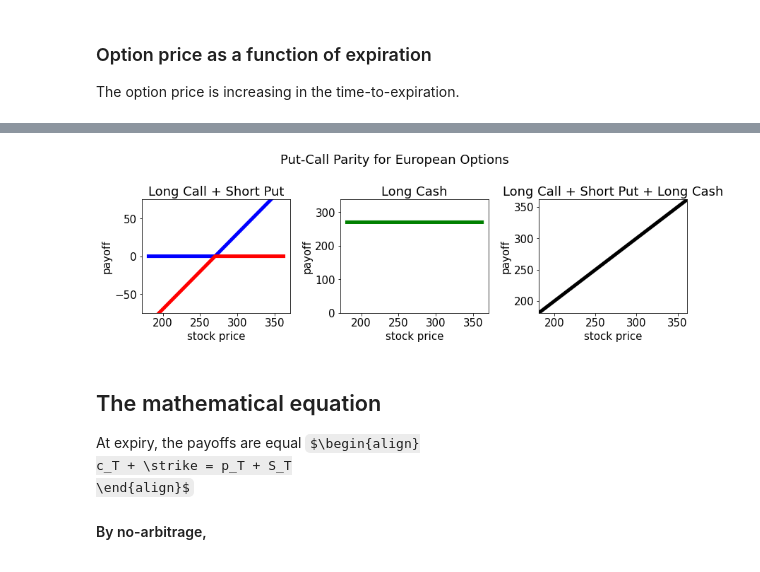
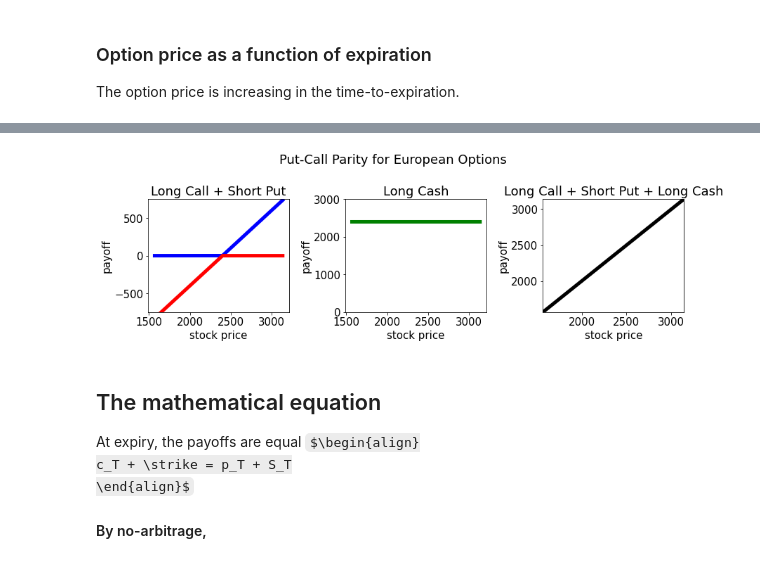
Before and after one commit to MarkHendricks/drw-markets, a Jupyter notebook: notebooks/B.4. Equity Options.ipynb, the cells around one changed output, grey strips where cells are left out. Drawn from its saved outputs; the diff is of its cells as text; code cells hidden in the pictures; some formulas as TeX source.

```diff
--- a/notebooks/B.4. Equity Options.ipynb
+++ b/notebooks/B.4. Equity Options.ipynb
@@ -41,7 +41,7 @@ from matplotlib.ticker import (MultipleLocator,
 
 import yfinance as yf
 # %%
-TICK = 'MSFT'
+TICK = 'GOOGL'
 msft = yf.Ticker(TICK)
 
 DATE = pd.to_datetime(datetime.date.today())
@@ -283,37 +283,37 @@ See the payoff graphs to see this conceptually.
 # %%
-yb = 75
+yb = 750
 
 grid_K = pd.Series(index=ex_call.index,data=K)
 
 fig,ax = plt.subplots(1,3,figsize=(12,4))
 
 ex_call.plot(ax=ax[0],linewidth=5,color='b')
 (-ex_put).plot(ax=ax[0],linewidth=5,color='r')
 
 #ax[0].axhline(0,color='m',linewidth=6)
 ax[0].set_title('Long Call + Short Put')
 ax[0].set_ylabel('payoff')
 ax[0].set_xlabel('stock price')
 ax[0].set_ylim(-yb,yb)
 
 (grid_K).plot(ax=ax[1],linewidth=5,color='g')
 ax[1].set_title('Long Cash')
 ax[1].set_ylabel('payoff')
 ax[1].set_xlabel('stock price')
 ax[1].set_ylim(0,K*1.25)
 
 (ex_call-ex_put+grid_K).plot(ax=ax[2],linewidth=5,color='k')
 ax[2].set_title('Long Call + Short Put + Long Cash')
 ax[2].set_ylabel('payoff')
 ax[2].set_xlabel('stock price')
 ax[2].set_ylim(grid_px[0],grid_px[-1])
 ax[2].set_xlim(grid_px[0],grid_px[-1])
 
 plt.suptitle(f'Put-Call Parity for European Options')
 plt.tight_layout()
 plt.show()
 # %% [output]
-[figure, old version]
+[figure, new version]
 # %% [markdown]
 ## The mathematical equation
 
```
Also changed, not shown: parts of 28 cells of this notebook.
